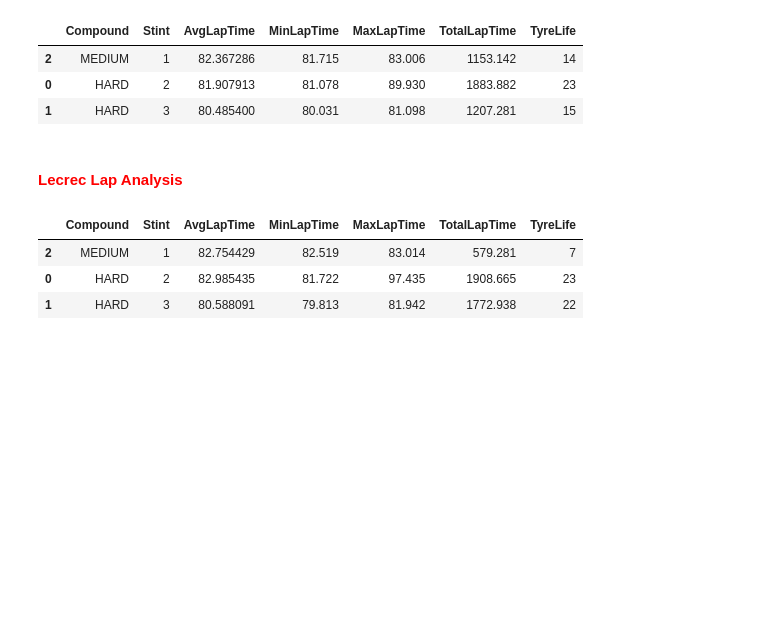
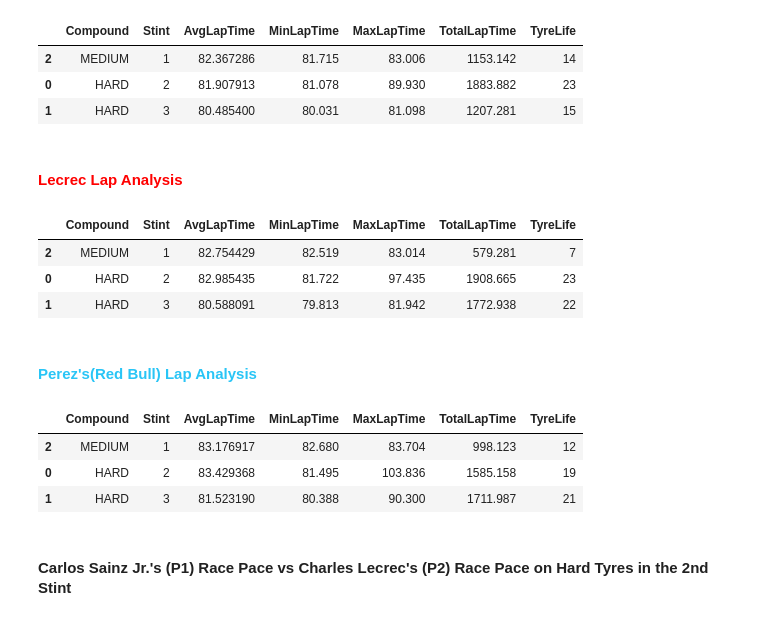
Before and after one commit to AmitSahoo45/F1-DATA-ANALYSIS, a Jupyter notebook: 2024/03-Australia/FerrariAnalysis.ipynb, the cells around one changed output. Saved outputs shown, nothing was run; the diff lists cells and outputs as text; code cells hidden in the pictures; blank space fills up the shorter version.

```diff
--- a/2024/03-Australia/FerrariAnalysis.ipynb
+++ b/2024/03-Australia/FerrariAnalysis.ipynb
@@ -96,3 +100,31 @@ lecrec_laps
 | 2 | MEDIUM | 1 | 82.754429 | 82.519 | 83.014 | 579.281 | 7 |
 | 0 | HARD | 2 | 82.985435 | 81.722 | 97.435 | 1908.665 | 23 |
 | 1 | HARD | 3 | 80.588091 | 79.813 | 81.942 | 1772.938 | 22 |
+# %% [markdown]
+<h4 style="color: #29C5F6;">Perez's(Red Bull) Lap Analysis</h4>
+# %%
+PEREZ = 'PER'
+perez_laps = laps.pick_driver(PEREZ)
+
+perez_laps = perez_laps.loc[perez_laps[['PitOutTime', 'PitInTime']].notnull().any(axis=1) == False]
+perez_laps = perez_laps[:-1]
+
+perez_laps = perez_laps[['DriverNumber', 'LapTime', 'LapNumber', 'Compound', 'Stint', 'TyreLife']]
+perez_laps['LapTime'] = perez_laps['LapTime'].apply(lambda x: x.total_seconds())
+
+perez_laps = perez_laps.groupby(['Compound', 'Stint']).agg({'LapTime': ['mean', 'min', 'max', 'sum']}).reset_index()
+perez_laps['TyreLife'] = perez_laps['LapTime']['sum'] / perez_laps['LapTime']['mean']
+perez_laps['TyreLife'] = perez_laps['TyreLife'].apply(lambda x: round(x))
+
+perez_laps = perez_laps.droplevel(1, axis=1)
+perez_laps.columns = ['Compound', 'Stint', 'AvgLapTime', 'MinLapTime', 'MaxLapTime', 'TotalLapTime', 'TyreLife']
+perez_laps = perez_laps.sort_values(by=['Stint'])
+
+perez_laps
+# %% [output]
+|  | Compound | Stint | AvgLapTime | MinLapTime | MaxLapTime | TotalLapTime | TyreLife |
+| 2 | MEDIUM | 1 | 83.176917 | 82.680 | 83.704 | 998.123 | 12 |
+| 0 | HARD | 2 | 83.429368 | 81.495 | 103.836 | 1585.158 | 19 |
+| 1 | HARD | 3 | 81.523190 | 80.388 | 90.300 | 1711.987 | 21 |
+# %% [markdown]
+#### Carlos Sainz Jr.'s (P1) Race Pace vs Charles Lecrec's (P2) Race Pace on Hard Tyres in the 2nd Stint
```
Also changed, not shown: parts of 6 cells of this notebook.
